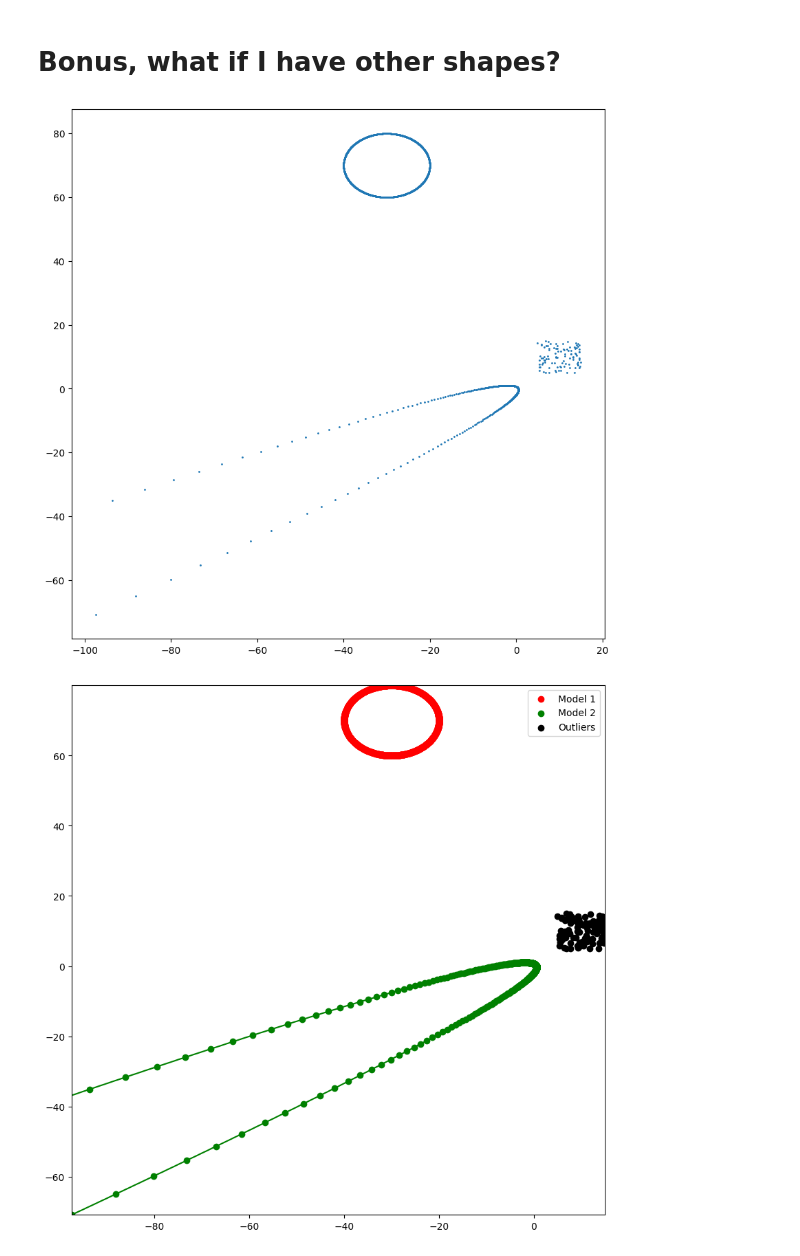
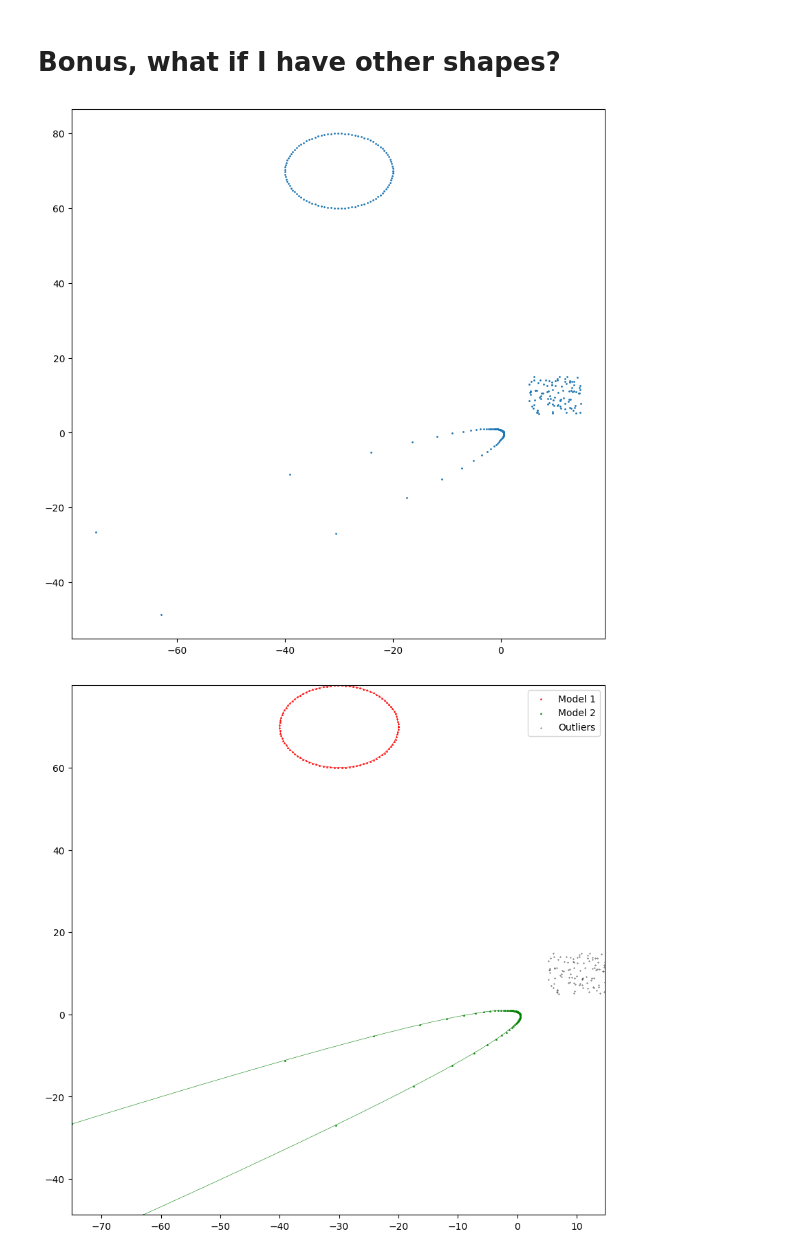
Before and after one commit to Ax-Time/m3ip-homework, a Jupyter notebook: labs/lez_24_Multi_Model_Fitting.ipynb, the cells around one changed output. Cells and saved outputs as stored; diff of their text form; code cells hidden in the pictures.

```diff
--- a/labs/lez_24_Multi_Model_Fitting.ipynb
+++ b/labs/lez_24_Multi_Model_Fitting.ipynb
@@ -434,7 +434,7 @@ def rot(angle, x):
     R = np.array([[np.cos(angle), -np.sin(angle)], [np.sin(angle), np.cos(angle)]])
     return x @ R
 # %%
-N = 1000
+N = 100
 X = np.zeros((0, 2))
 theta = np.linspace(0, 2 * np.pi, N)
 # Parabola
@@ -455,7 +455,7 @@ X = np.vstack((X, 10 * np.random.rand(100, 2) + 5))
 plt.figure(figsize=(10, 10))
 plt.scatter(X[:, 0], X[:, 1], s=1);
 # %% [output]
-[figure, old version]
+[figure, new version]
 # %%
 Y = X.copy()
 eps = 1e-4
@@ -471,15 +471,15 @@ for i in range(kappa):
 # %%
 Y = X.copy()
 fig, ax = plt.subplots(1, 1, figsize=(10, 10))
 ax.set_xlim(Y[:, 0].min(), Y[:, 0].max())
 ax.set_ylim(Y[:, 1].min(), Y[:, 1].max())
 colors = ['r', 'g', 'b', 'c', 'm', 'y', 'k']
 for i in range(kappa):
-    plt.scatter(Y[m_inliers[i], 0], Y[m_inliers[i], 1], color=colors[i], label=f'Model {i+1}')
-    models[i].plot(ax, colors=colors[i])
+    plt.scatter(Y[m_inliers[i], 0], Y[m_inliers[i], 1], color=colors[i], s=1, marker='^', label=f'Model {i+1}')
+    models[i].plot(ax, colors=colors[i], linewidths=0.4)
     Y = Y[~m_inliers[i], :]
-plt.scatter(Y[:, 0], Y[:, 1], c='black', label='Outliers')
+plt.scatter(Y[:, 0], Y[:, 1], c='black', s=0.1, label='Outliers')
 plt.legend()
 plt.show()
 # %% [output]
-[figure, old version]
+[figure, new version]
```
Also changed, not shown: 2 other files.
